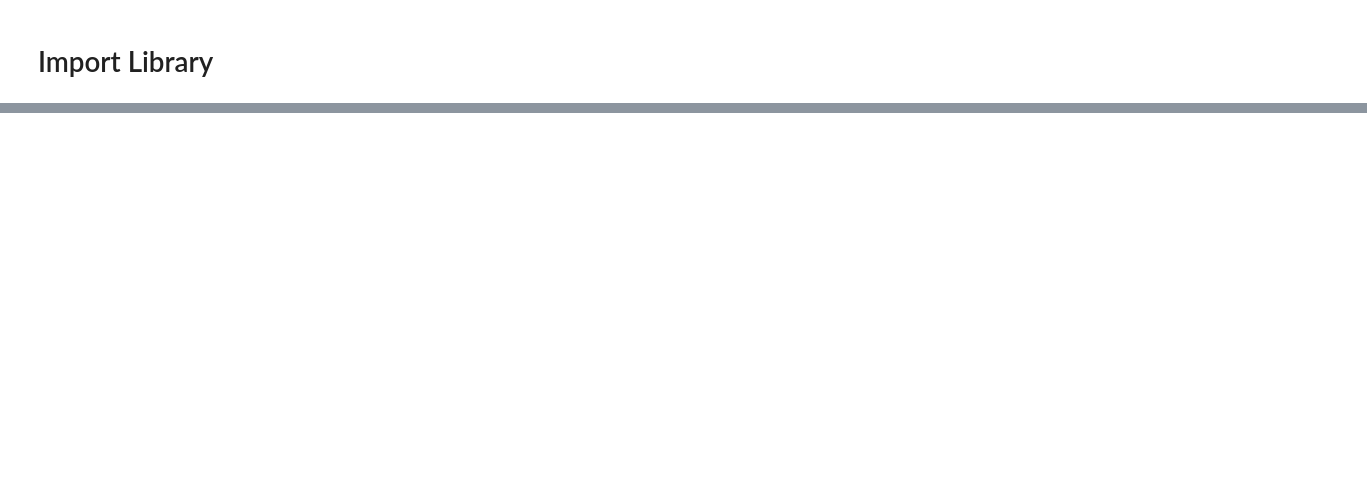
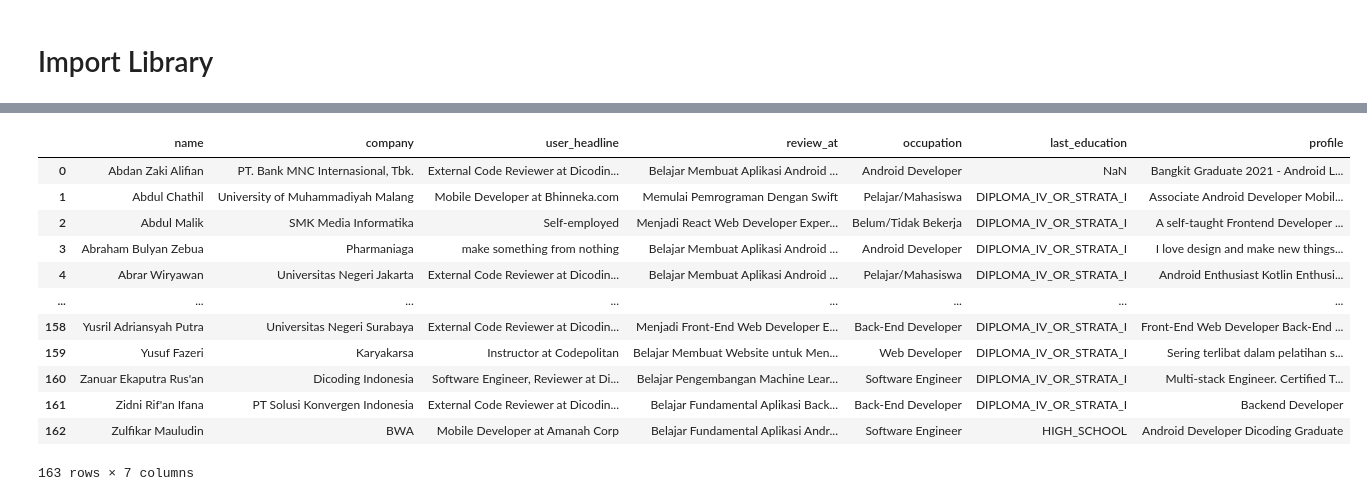
Before and after one commit to abdinegara783/ML-Mentoring-Platform-Dicoding, a Jupyter notebook: Recommender_System_Fix.ipynb, the cells around one changed output, grey strips where cells are left out. Drawn from its saved outputs; the diff is of its cells as text; code cells hidden in the pictures; blank space fills up the shorter version.

```diff
--- a/Recommender_System_Fix.ipynb
+++ b/Recommender_System_Fix.ipynb
@@ -119,0 +7,3 @@ Failed to fetch CSV file: 404 - 404: Not Found
+# %%
+mentor=pd.read_csv('mentors.csv')
+mentor.head(5)
@@ -119,0 +43,15 @@ Failed to fetch CSV file: 404 - 404: Not Found
+# %%
+from bs4 import BeautifulSoup
+
+def remove_html_tags(data, column):
+    data[column] = data[column].apply(lambda x: BeautifulSoup(x, 'html.parser').get_text() if isinstance(x, str) else x)
+    return data
+
+# Mengisi nilai NaN dengan string kosong
+mentor['profile'] = mentor['profile'].fillna('')
+
+# Memanggil fungsi untuk menghilangkan tag HTML pada kolom "profile"
+mentor = remove_html_tags(mentor, 'profile')
+
+# Menampilkan hasil
+print(mentor)
@@ -119,0 +76,16 @@ Failed to fetch CSV file: 404 - 404: Not Found
+# %%
+mentor
+# %% [output]
+|  | name | company | user_headline | review_at | occupation | last_education | profile |
+| 0 | Abdan Zaki Alifian | PT. Bank MNC Internasional, Tbk. | External Code Reviewer at Dicodin... | Belajar Membuat Aplikasi Android ... | Android Developer | NaN | Bangkit Graduate 2021 - Android L... |
+| 1 | Abdul Chathil | University of Muhammadiyah Malang | Mobile Developer at Bhinneka.com | Memulai Pemrograman Dengan Swift | Pelajar/Mahasiswa | DIPLOMA_IV_OR_STRATA_I | Associate Android Developer Mobil... |
+| 2 | Abdul Malik | SMK Media Informatika | Self-employed | Menjadi React Web Developer Exper... | Belum/Tidak Bekerja | DIPLOMA_IV_OR_STRATA_I | A self-taught Frontend Developer ... |
+| 3 | Abraham Bulyan Zebua | Pharmaniaga | make something from nothing | Belajar Membuat Aplikasi Android ... | Android Developer | DIPLOMA_IV_OR_STRATA_I | I love design and make new things... |
+| 4 | Abrar Wiryawan | Universitas Negeri Jakarta | External Code Reviewer at Dicodin... | Belajar Membuat Aplikasi Android ... | Pelajar/Mahasiswa | DIPLOMA_IV_OR_STRATA_I | Android Enthusiast Kotlin Enthusi... |
+| ... | ... | ... | ... | ... | ... | ... | ... |
+| 158 | Yusril Adriansyah Putra | Universitas Negeri Surabaya | External Code Reviewer at Dicodin... | Menjadi Front-End Web Developer E... | Back-End Developer | DIPLOMA_IV_OR_STRATA_I | Front-End Web Developer Back-End ... |
+| 159 | Yusuf Fazeri | Karyakarsa | Instructor at Codepolitan | Belajar Membuat Website untuk Men... | Web Developer | DIPLOMA_IV_OR_STRATA_I | Sering terlibat dalam pelatihan s... |
+| 160 | Zanuar Ekaputra Rus'an | Dicoding Indonesia | Software Engineer, Reviewer at Di... | Belajar Pengembangan Machine Lear... | Software Engineer | DIPLOMA_IV_OR_STRATA_I | Multi-stack Engineer. Certified T... |
+| 161 | Zidni Rif'an Ifana | PT Solusi Konvergen Indonesia | External Code Reviewer at Dicodin... | Belajar Fundamental Aplikasi Back... | Back-End Developer | DIPLOMA_IV_OR_STRATA_I | Backend Developer |
+| 162 | Zulfikar Mauludin | BWA | Mobile Developer at Amanah Corp | Belajar Fundamental Aplikasi Andr... | Software Engineer | HIGH_SCHOOL | Android Developer Dicoding Graduate |
+163 rows × 7 columns
```
Also changed, not shown: parts of 14 cells of this notebook.
